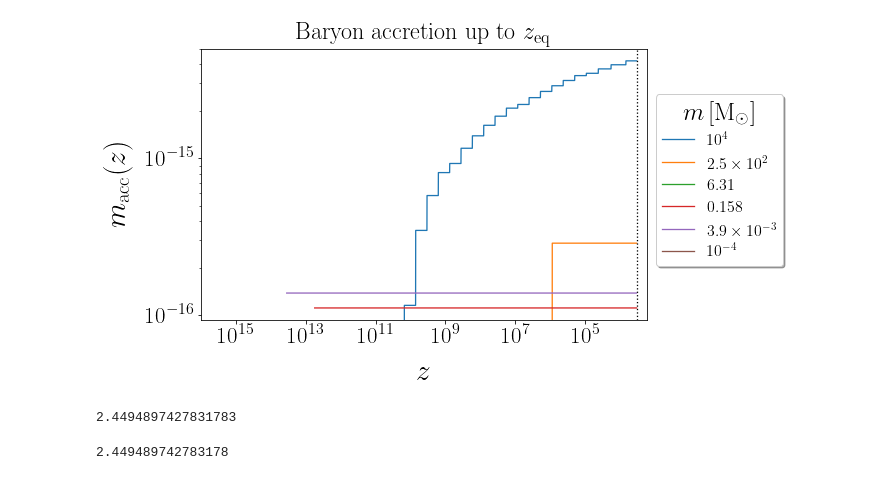
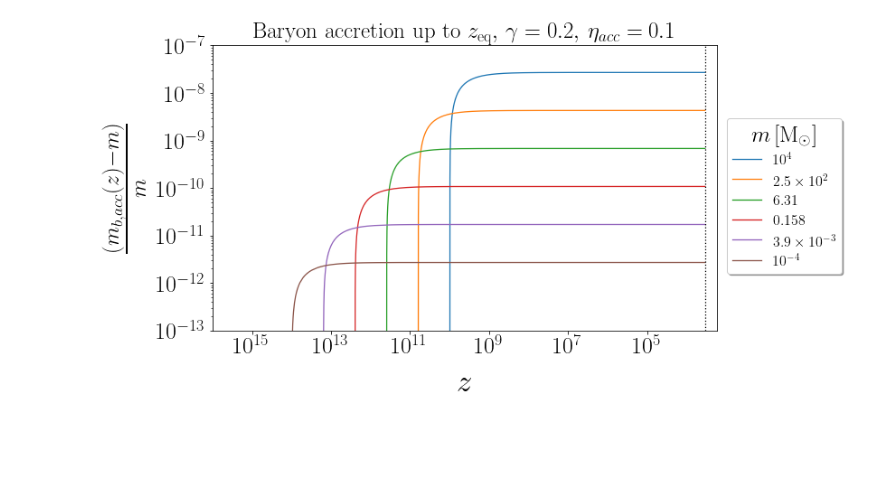
Before and after one commit to pratibhajangra591/project-2, a Jupyter notebook: accretion.ipynb, the cells around one changed output. Saved outputs shown, nothing was run; the diff lists cells and outputs as text; code cells hidden in the pictures; blank space fills up the shorter version.

```diff
--- a/accretion.ipynb
+++ b/accretion.ipynb
@@ -194,23 +213,23 @@ plt.show()
 # %%
-fig, ax = plt.subplots(1, figsize = (8, 5))
+fig, ax = plt.subplots(1, figsize = (10, 5.8))
 colors = ['C0', 'C1','C2','C3','C4', 'C5']
 
 for i, (m, color) in enumerate(zip(m_1_list, colors)):
     m*= M_solar
-    z_i = z_pbh(m,  γ=1)
-    #print("m_i =", '%0.4f'%(m/M_solar), "M☉", "," , "z_i =", '%0.4e'%z_i)
+    γ = 0.2
+    z_i = z_pbh(m,  γ)
     z = np.geomspace(z_i, z_eq, 100000)
-    ax.loglog(z, (m_bacc(m, z)-m)/M_solar , color = color)
+    ax.loglog(z, m_bacc(γ, m, z)/m , color = color)
 
 
 plt.axvline(x = z_eq,  color = 'k',  linestyle = ':')
 
 
 plt.rc('lines', linewidth = 1.3)
-plt.xticks(fontsize = 23)
-plt.yticks(fontsize = 23)
-plt.xlabel('$z$',fontsize = 29.5, labelpad = 12)
-plt.ylabel(r'$m_\mathrm{acc}(z)$',fontsize = 29.5, labelpad = 12)
+plt.xticks(fontsize = 28)
+plt.yticks(fontsize = 28)
+plt.xlabel('$z$',fontsize = 35, labelpad = 12)
+plt.ylabel(r'$\frac{m_{b, acc}(z)}{m} $',fontsize = 35, labelpad = 12)
 plt.legend(['$10^{4}$', r'$2.5\times 10^{2}$',
             '$6.31$', '$0.158$', r'$3.9\times 10^{-3}$', '$10^{-4}$'],
            prop = {'size':16}, loc = (1.02, 0.2), shadow = True,
@@ -218,7 +237,8 @@ plt.legend(['$10^{4}$', r'$2.5\times 10^{2}$',
            title_fontsize = 25, facecolor = 'white', fontsize = 65)
 
 plt.xlim(1e16, 0.5*z_eq)
-plt.title('Baryon accretion up to $z_\mathrm{eq}$', fontsize = 24, pad = 8)
-plt.savefig('bacc.pdf', bbox_inches = 'tight')
+#plt.ylim(1e-16, 1e-2)
+plt.title('Baryon accretion up to $z_\mathrm{eq} , \, \gamma = 0.2, \, \eta_{acc} = 0.1$', fontsize = 26, pad = 8)
+#plt.savefig('bacc.pdf', bbox_inches = 'tight')
 plt.show()
 # %% [output]
@@ -227,41 +246,51 @@ NameError: name 'm_bacc' is not defined
 # %%
-fig, ax = plt.subplots(1, figsize = (8, 5))
+fig, ax = plt.subplots(1, figsize = (10, 5.8))
 colors = ['C0', 'C1','C2','C3','C4', 'C5']
 
 for i, (m, color) in enumerate(zip(m_1_list, colors)):
     m*= M_solar
-    z_i = z_pbh(m,  γ=1)
-    #print("m_i =", '%0.4f'%(m/M_solar), "M☉", "," , "z_i =", '%0.4e'%z_i)
+    γ = 0.2
+    z_i = z_pbh(m,  γ)
     z = np.geomspace(z_i, z_eq, 100000)
-    ax.loglog(z, (m_bacc(m, z)-m)/m , color = color)
+    ax.loglog(z, (m_bacc(γ, m, z)- m)/m , color = color)
 
 
 plt.axvline(x = z_eq,  color = 'k',  linestyle = ':')
 
 
 plt.rc('lines', linewidth = 1.3)
-plt.xticks(fontsize = 23)
-plt.yticks(fontsize = 23)
-plt.xlabel('$z$',fontsize = 29.5, labelpad = 12)
-plt.ylabel(r'$m_\mathrm{acc}(z)$',fontsize = 29.5, labelpad = 12)
+plt.xticks(fontsize = 26)
+plt.yticks(fontsize = 26)
+plt.xlabel('$z$',fontsize = 35, labelpad = 12)
+plt.ylabel(r'$\frac{(m_{b, acc}(z) - m)}{m} $',fontsize = 35, labelpad = 12)
 plt.legend(['$10^{4}$', r'$2.5\times 10^{2}$',
             '$6.31$', '$0.158$', r'$3.9\times 10^{-3}$', '$10^{-4}$'],
            prop = {'size':16}, loc = (1.02, 0.2), shadow = True,
            title = '$m\, [\mathrm{M_{\odot}}]$' ,
            title_fontsize = 25, facecolor = 'white', fontsize = 65)
 
 plt.xlim(1e16, 0.5*z_eq)
-plt.title('Baryon accretion up to $z_\mathrm{eq}$', fontsize = 24, pad = 8)
-plt.savefig('bacc.pdf', bbox_inches = 'tight')
+plt.ylim(1e-13, 1e-7)
+plt.title('Baryon accretion up to $z_\mathrm{eq}, \, \gamma = 0.2, \, \eta_{acc} = 0.1$', fontsize = 25, pad = 8)
+plt.savefig('bacc_fractional.pdf', bbox_inches = 'tight')
 plt.show()
 # %% [output]
-[figure, old version]
+[figure, new version]
-# %%
-np.sqrt(2) * np.sqrt(3)
-# %% [output]
-2.4494897427831783
 # %%
-np.sqrt(6)
+# Radiation and matter accretion in RD for different values of γ.
+# Here, γ is the ratio between the PBH mass and the horizon mass.
+# Using dt/dz as per t = np.sqrt(3/(4 * np.pi * G * ρ_eq)) * ((2/3) * (s-2) * np.sqrt(s+1) + (4/3))
+# with s = a/a_eq
+
+
+
+def Horizon_by_PBH_mass(γ, m, z, radiation):
+    if radiation == True:
+        value = (m_racc(γ, m, z) - m)/m
+    else:
+        value = (m_bacc(γ, m, z) - m)/m
+    return value
+
+
+γ = np.geomspace(1, 0.1, 5)
-# %% [output]
-2.449489742783178
 # %%
```
Also changed, not shown: parts of 12 cells of this notebook.
